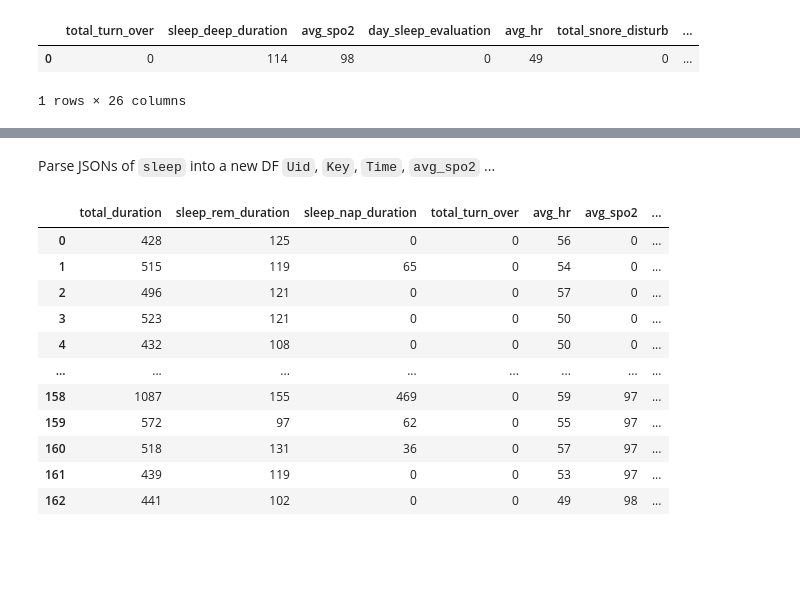
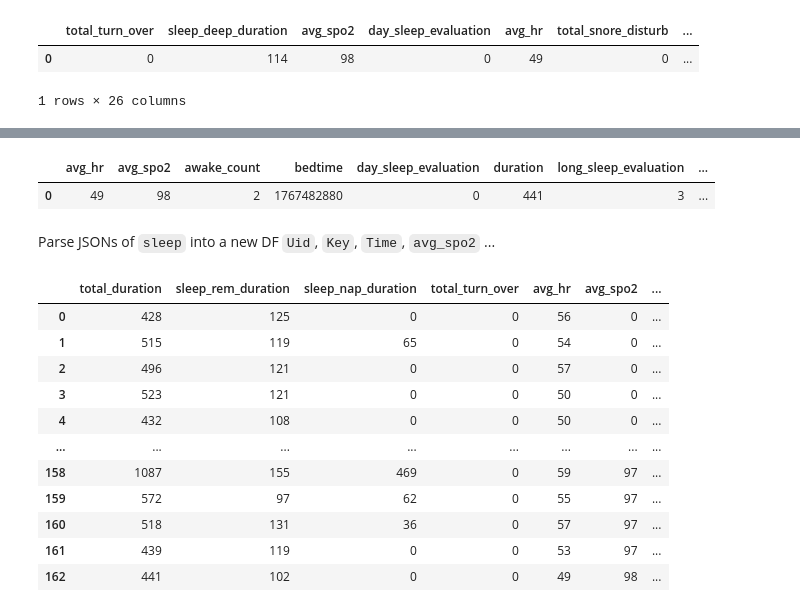
Before and after one commit to maciejleszek/bachelor-thesis, a Jupyter notebook: test.ipynb, the cells around one changed output, grey strips where cells are left out. Drawn from its saved outputs; the diff is of its cells as text; code cells hidden in the pictures; blank space fills up the shorter version.

```diff
--- a/test.ipynb
+++ b/test.ipynb
@@ -49,3 +99,9 @@ Name: segment_details, dtype: object
+# %%
+sleep_data_1767484800_merged_dropped_sorted_df = sleep_data_1767484800_merged_dropped_df.sort_index(axis = 1)
+sleep_data_1767484800_merged_dropped_sorted_df
+# %% [output]
+|  | avg_hr | avg_spo2 | awake_count | bedtime | day_sleep_evaluation | duration | long_sleep_evaluation | ... |
+| 0 | 49 | 98 | 2 | 1767482880 | 0 | 441 | 3 | ... |
 # %%
 
 # TODO - add Uid, Key and Time for every row
```
Also changed, not shown: parts of 7 cells of this notebook.
